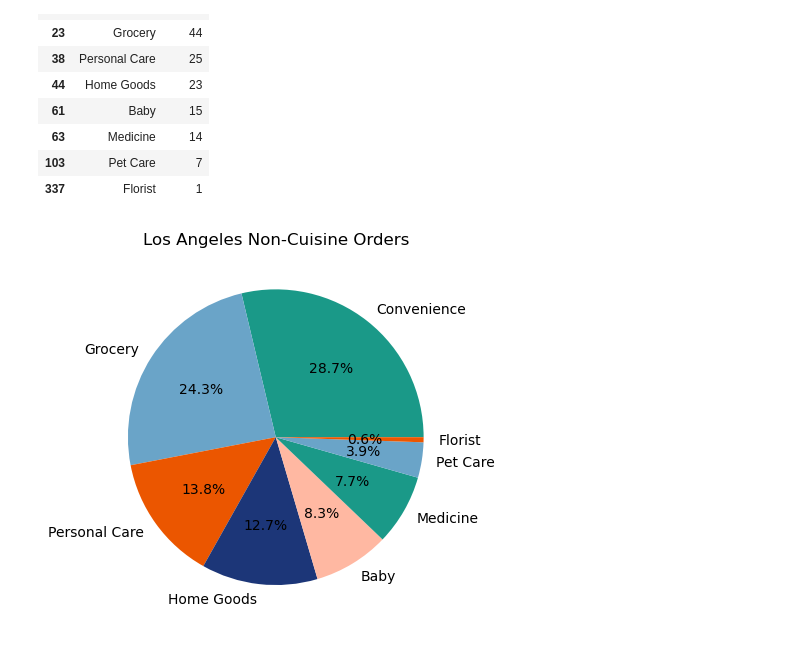
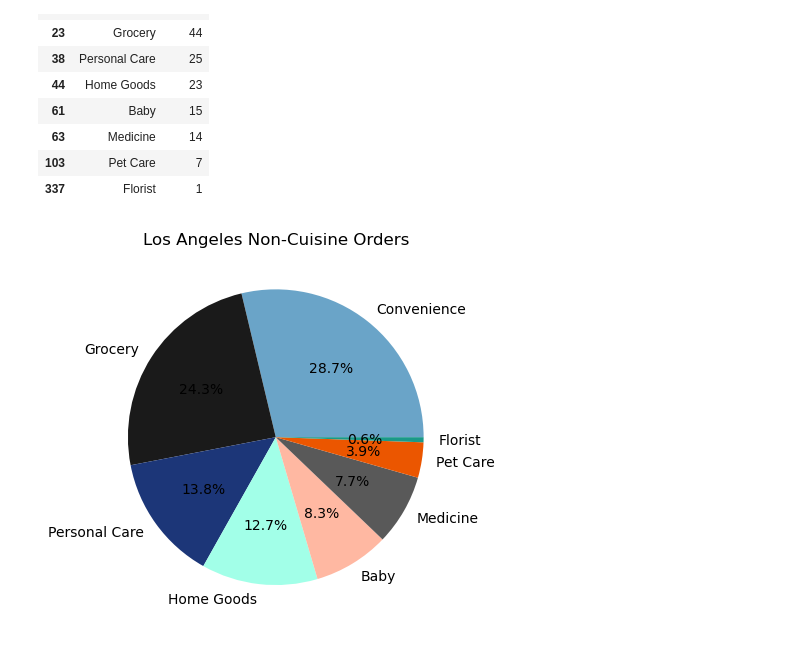
Before and after one commit to CRFitzgerald/Group-7-Data-Project, a Jupyter notebook: Non-Cuisine Order Volumes.ipynb, the cells around one changed output. Cells and saved outputs as stored; diff of their text form; code cells hidden in the pictures.

Commit message:
improving bar charts

```diff
--- a/Non-Cuisine Order Volumes.ipynb
+++ b/Non-Cuisine Order Volumes.ipynb
@@ -240,10 +240,11 @@ final_LA_con
 # %%
 plt.figure(3)
 labels = final_LA_con['cuisine']
 sizes = final_LA_con['count']
-colors = ['#1A9988','#6AA4C8','#EB5600','#1C3678','#FFB8A2']
-plt.pie(sizes,labels=labels,colors=colors,autopct='%1.1f%%')
+colors = {'Grocery':'#1A1A1A', 'Convenience':'#6AA4C8', 'Baby':'#FFB8A2', 'Personal Care':'#1C3678', 'Florist':'#1A9988','Home Goods':'#A2FFE8','Medicine':'#595959','Pet Care':'#EB5600'}
+c = final_LA_con['cuisine'].apply(lambda x: colors[x])
+plt.pie(sizes,labels=labels,colors=c,autopct='%1.1f%%')
 plt.title("Los Angeles Non-Cuisine Orders")
 plt.show()
 # %% [output]
-[figure, old version]
+[figure, new version]
```
Also changed, not shown: parts of 11 cells of this notebook.
